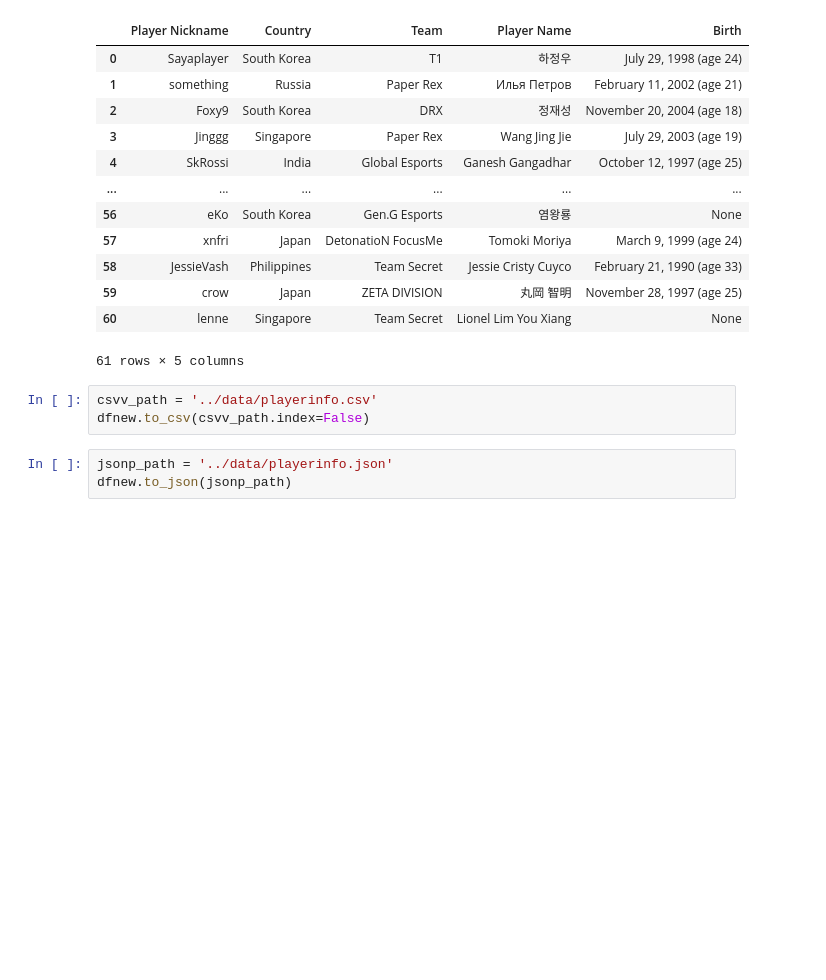
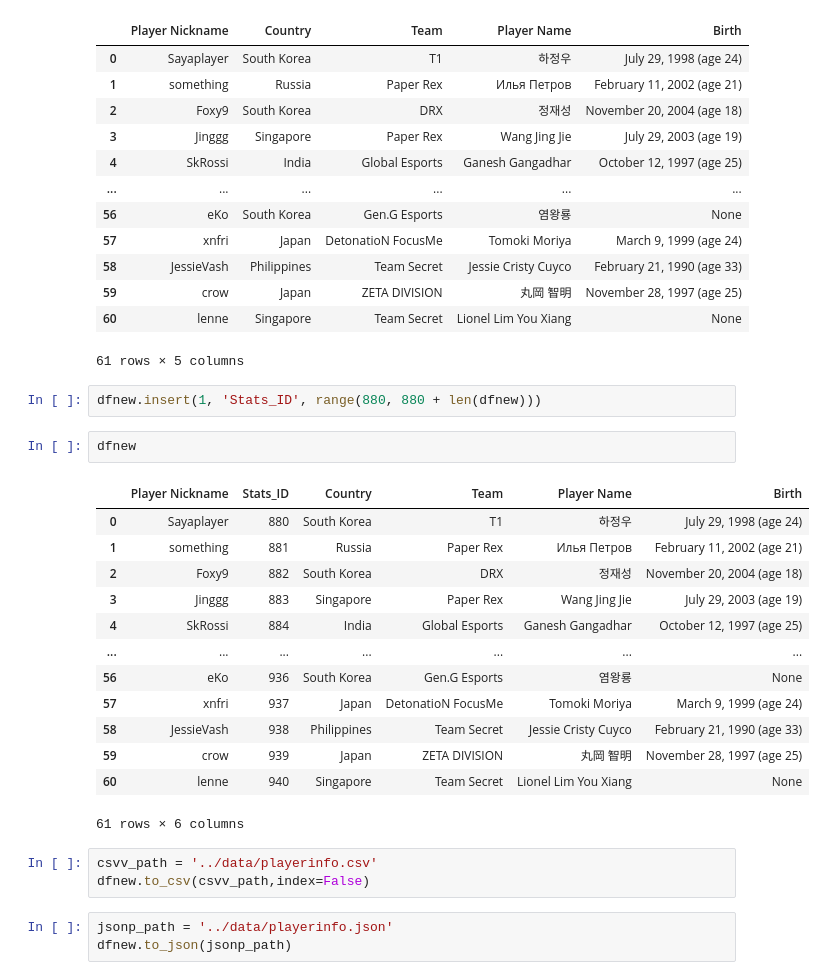
Before and after one commit to wargabasdat/Seleksi-2023-Tugas-1, a Jupyter notebook: Data Scraping/src/scrape.ipynb, the cells around one changed output. Saved outputs shown, nothing was run; the diff lists cells and outputs as text; blank space fills up the shorter version.

```diff
--- a/Data Scraping/src/scrape.ipynb
+++ b/Data Scraping/src/scrape.ipynb
@@ -187,9 +201,27 @@ dfnew
 | 59 | crow | Japan | ZETA DIVISION | 丸岡 智明 | November 28, 1997 (age 25) |
 | 60 | lenne | Singapore | Team Secret | Lionel Lim You Xiang | None |
 61 rows × 5 columns
+# %%
+dfnew.insert(1, 'Stats_ID', range(880, 880 + len(dfnew)))
+# %%
+dfnew
+# %% [output]
+|  | Player Nickname | Stats_ID | Country | Team | Player Name | Birth |
+| 0 | Sayaplayer | 880 | South Korea | T1 | 하정우 | July 29, 1998 (age 24) |
+| 1 | something | 881 | Russia | Paper Rex | Илья Петров | February 11, 2002 (age 21) |
+| 2 | Foxy9 | 882 | South Korea | DRX | 정재성 | November 20, 2004 (age 18) |
+| 3 | Jinggg | 883 | Singapore | Paper Rex | Wang Jing Jie | July 29, 2003 (age 19) |
+| 4 | SkRossi | 884 | India | Global Esports | Ganesh Gangadhar | October 12, 1997 (age 25) |
+| ... | ... | ... | ... | ... | ... | ... |
+| 56 | eKo | 936 | South Korea | Gen.G Esports | 염왕룡 | None |
+| 57 | xnfri | 937 | Japan | DetonatioN FocusMe | Tomoki Moriya | March 9, 1999 (age 24) |
+| 58 | JessieVash | 938 | Philippines | Team Secret | Jessie Cristy Cuyco | February 21, 1990 (age 33) |
+| 59 | crow | 939 | Japan | ZETA DIVISION | 丸岡 智明 | November 28, 1997 (age 25) |
+| 60 | lenne | 940 | Singapore | Team Secret | Lionel Lim You Xiang | None |
+61 rows × 6 columns
 # %%
 csvv_path = '../data/playerinfo.csv'
-dfnew.to_csv(csvv_path.index=False)
+dfnew.to_csv(csvv_path,index=False)
 # %%
 jsonp_path = '../data/playerinfo.json'
 dfnew.to_json(jsonp_path)
```
Also changed, not shown: parts of 3 cells of this notebook, 3 other files.
